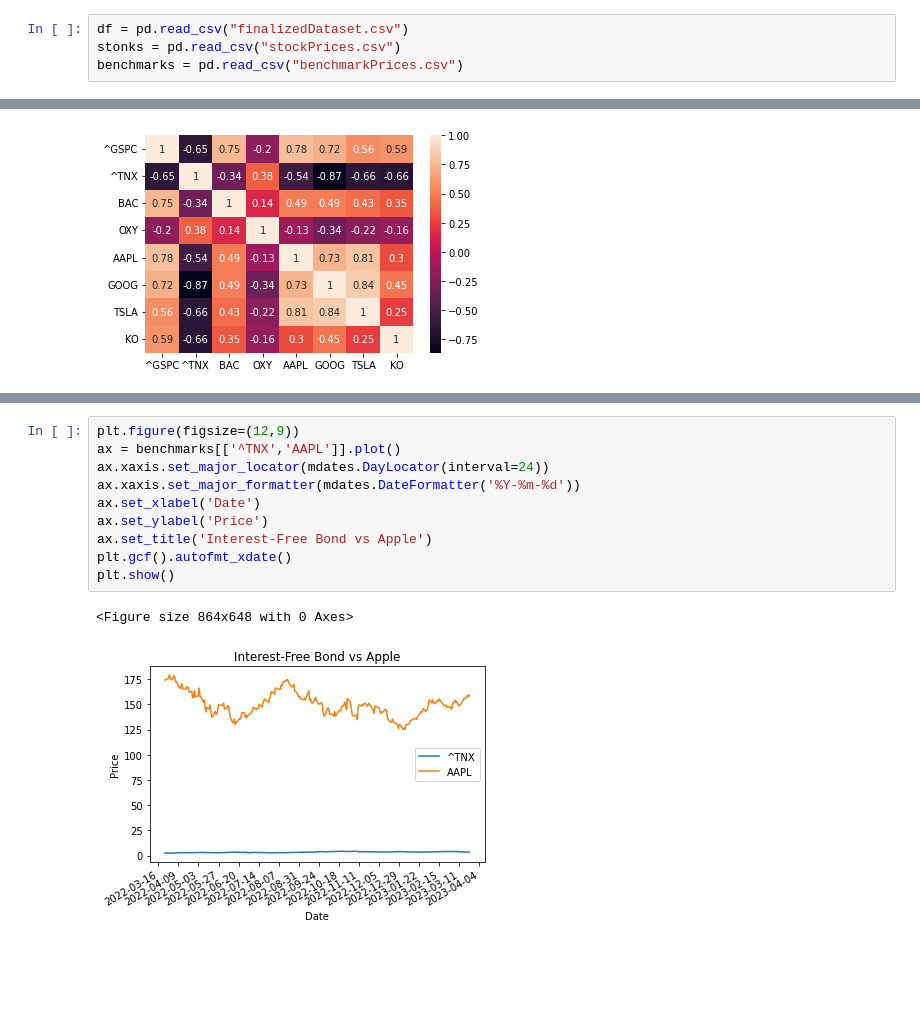
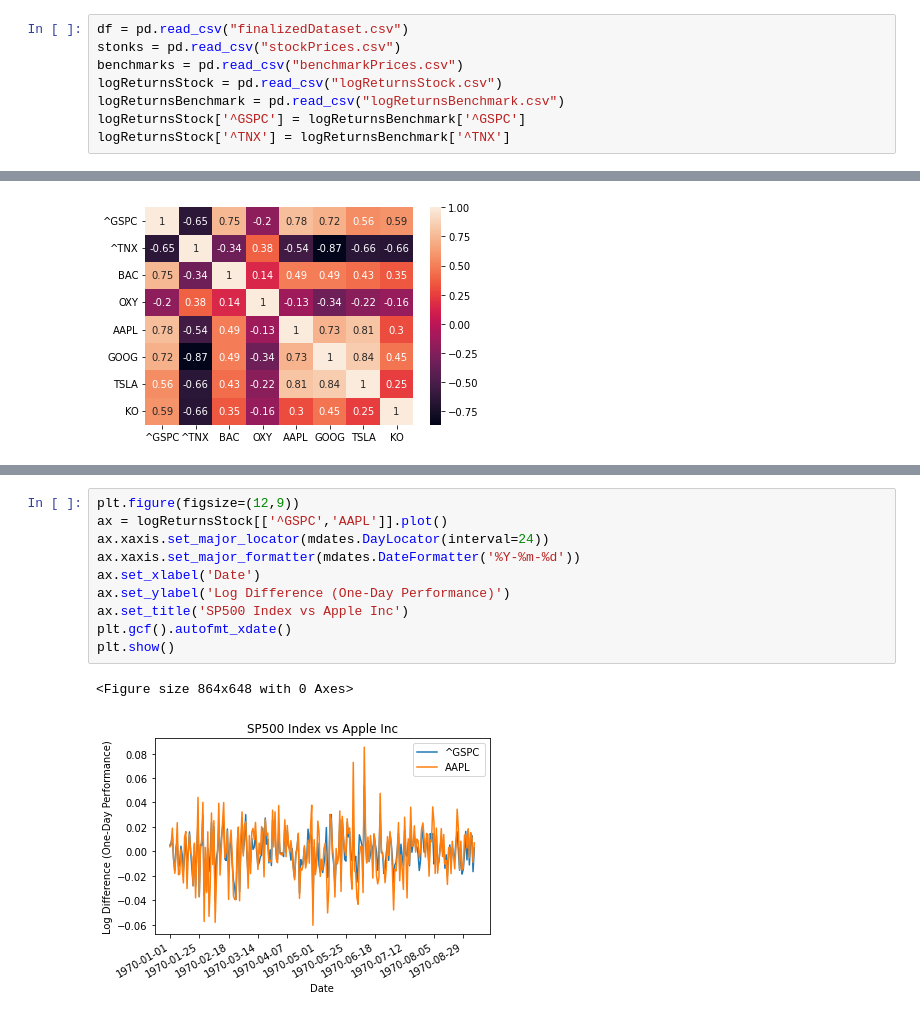
Before and after one commit to ChaelynnLynnKim/Stock-Price-Prediction, a Jupyter notebook: DataVisualization.ipynb, the cells around one changed output, grey strips where cells are left out. Cells and saved outputs as stored; diff of their text form; blank space fills up the shorter version.

```diff
--- a/DataVisualization.ipynb
+++ b/DataVisualization.ipynb
@@ -11,6 +11,10 @@ import seaborn as sn
 df = pd.read_csv("finalizedDataset.csv")
 stonks = pd.read_csv("stockPrices.csv")
 benchmarks = pd.read_csv("benchmarkPrices.csv")
+logReturnsStock = pd.read_csv("logReturnsStock.csv")
+logReturnsBenchmark = pd.read_csv("logReturnsBenchmark.csv")
+logReturnsStock['^GSPC'] = logReturnsBenchmark['^GSPC']
+logReturnsStock['^TNX'] = logReturnsBenchmark['^TNX']
 # %%
 stonks.set_index('Date', inplace = True)
 stonks.index = pd.to_datetime(stonks.index).date
@@ -56,15 +60,15 @@ plt.show()
 # %%
 plt.figure(figsize=(12,9))
-ax = benchmarks[['^TNX','AAPL']].plot()
+ax = logReturnsStock[['^GSPC','AAPL']].plot()
 ax.xaxis.set_major_locator(mdates.DayLocator(interval=24))
 ax.xaxis.set_major_formatter(mdates.DateFormatter('%Y-%m-%d'))
 ax.set_xlabel('Date')
-ax.set_ylabel('Price')
-ax.set_title('Interest-Free Bond vs Apple')
+ax.set_ylabel('Log Difference (One-Day Performance)')
+ax.set_title('SP500 Index vs Apple Inc')
 plt.gcf().autofmt_xdate()
 plt.show()
 # %% [output]
 <Figure size 864x648 with 0 Axes>
-[figure, old version]
+[figure, new version]
 # %%
 plt.figure(figsize=(12,9))
```
Also changed, not shown: parts of 2 cells of this notebook.
